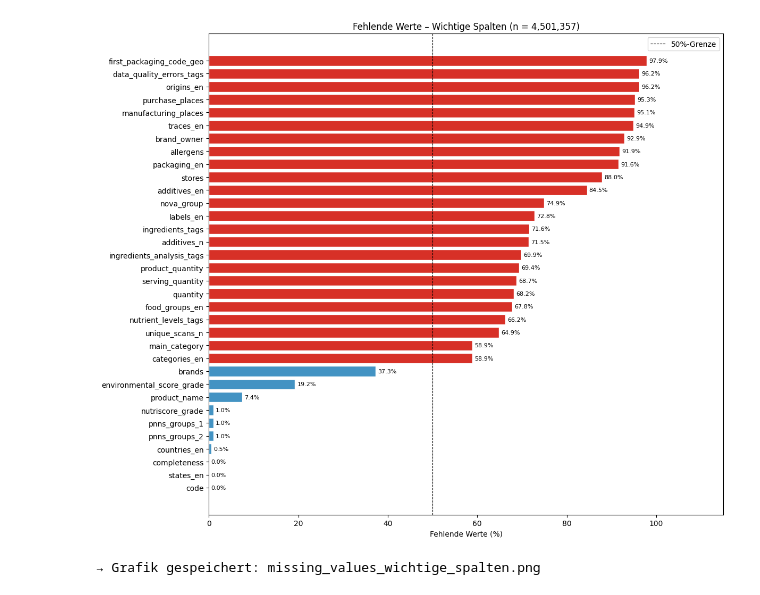
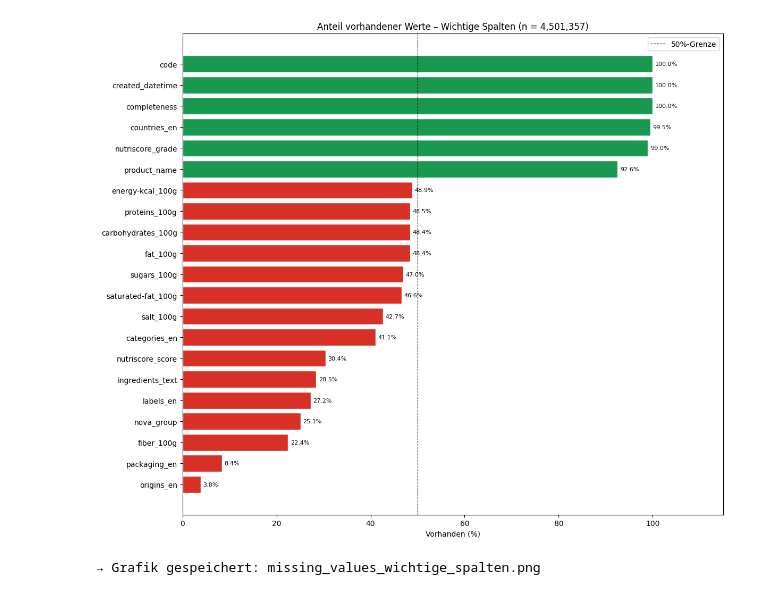
Before and after one commit to Memeloasele/Data-Science-Projekt, a Jupyter notebook: test.ipynb, the cells around one changed output. Drawn from its saved outputs; the diff is of its cells as text; code cells hidden in the pictures.

Commit message:
neue grafik mit die richtige spalten anzahl

```diff
--- a/test.ipynb
+++ b/test.ipynb
@@ -27,15 +27,14 @@ COLS = [
     "energy-kcal_100g", "fat_100g", "saturated-fat_100g",
     "sugars_100g", "fiber_100g", "proteins_100g", "salt_100g",
     "ingredients_text",
-    "created_datetime", "last_modified_datetime",
-    "creator", "completeness",
+    "created_datetime", "completeness", "carbohydrates_100g", "origins_en"
 ]
 
 print("⏳ Lade CSV … (kann etwas dauern)")
 df = pd.read_csv(
     CSV_PATH,
     sep="\t",           # Open Food Facts nutzt Tab als Trennzeichen
-    usecols=lambda c: c in COLS,
+    usecols=COLS,
     low_memory=False,
     on_bad_lines="skip",
 )
@@ -278,18 +277,27 @@ print()
 print("Alle Grafiken wurden als PNG gespeichert.")
 print("Viel Erfolg beim Meilenstein 1! 🚀")
 # %%
-# ── FEHLENDE WERTE – WICHTIGE SPALTEN ────────────────────────
-# Alle 34 Spalten aus Wichtige Spalten.txt
+import sys
+print(sys.executable)
+import pandas as pd
+import numpy as np
+import matplotlib.pyplot as plt
+import matplotlib.ticker as mticker
+import warnings
+warnings.filterwarnings("ignore")
+
+CSV_PATH = "en.openfoodfacts.org.products 2.csv"
+
 WICHTIGE_COLS = [
-    "code", "product_name", "quantity", "packaging_en", "brands",
-    "categories_en", "origins_en", "manufacturing_places", "labels_en",
-    "first_packaging_code_geo", "purchase_places", "stores", "countries_en",
-    "ingredients_tags", "ingredients_analysis_tags", "allergens", "traces_en",
-    "serving_quantity", "additives_n", "additives_en", "nutriscore_grade",
-    "nova_group", "pnns_groups_1", "pnns_groups_2", "food_groups_en",
-    "states_en", "brand_owner", "environmental_score_grade",
-    "nutrient_levels_tags", "product_quantity", "data_quality_errors_tags",
-    "unique_scans_n", "completeness", "main_category",
+    "code", "product_name", "countries_en",
+    "categories_en", "labels_en",
+    "packaging_en",
+    "nutriscore_grade", "nutriscore_score",
+    "nova_group", "ecoscore_grade",
+    "energy-kcal_100g", "fat_100g", "saturated-fat_100g",
+    "sugars_100g", "fiber_100g", "proteins_100g", "salt_100g",
+    "ingredients_text",
+    "created_datetime", "completeness", "carbohydrates_100g", "origins_en"
 ]
 
 print("⏳ Lade CSV mit wichtigen Spalten …")
@@ -300,26 +308,27 @@ df_wichtig = pd.read_csv(
     low_memory=False,
     on_bad_lines="skip",
 )
+df_wichtig = df_wichtig[df_wichtig["code"].notna()].reset_index(drop=True)
 print(f"✅ Geladen: {df_wichtig.shape[0]:,} Zeilen  |  {df_wichtig.shape[1]} Spalten\n")
 
-# Fehlende Werte berechnen
+# Vollständigkeit berechnen
 total = len(df_wichtig)
-missing_pct = (df_wichtig.isnull().sum() / total * 100).sort_values(ascending=True)
-missing_count = df_wichtig.isnull().sum().reindex(missing_pct.index)
+filled_pct = (df_wichtig.notna().sum() / total * 100).sort_values(ascending=True)
+filled_count = df_wichtig.notna().sum().reindex(filled_pct.index)
 
-print("Fehlende Werte pro Spalte:")
-for col, pct, cnt in zip(missing_pct.index, missing_pct.values, missing_count.values):
-    print(f"  {col:<35} {pct:5.1f}%  ({cnt:,} fehlend)")
+print("Vorhandene Werte pro Spalte:")
+for col, pct, cnt in zip(filled_pct.index, filled_pct.values, filled_count.values):
+    print(f"  {col:<35} {pct:5.1f}%  ({cnt:,} vorhanden)")
 
 # Visualisierung
-colors = ["#d73027" if v > 50 else "#4393c3" for v in missing_pct]
+colors = ["#d73027" if v < 50 else "#1a9850" for v in filled_pct]
 fig, ax = plt.subplots(figsize=(12, 10))
-bars = ax.barh(missing_pct.index, missing_pct.values, color=colors, edgecolor="white")
-for bar, val in zip(bars, missing_pct.values):
+bars = ax.barh(filled_pct.index, filled_pct.values, color=colors, edgecolor="white")
+for bar, val in zip(bars, filled_pct.values):
     ax.text(val + 0.5, bar.get_y() + bar.get_height() / 2,
             f"{val:.1f}%", va="center", fontsize=8)
-ax.set_xlabel("Fehlende Werte (%)")
-ax.set_title(f"Fehlende Werte – Wichtige Spalten (n = {total:,})")
+ax.set_xlabel("Vorhanden (%)")
+ax.set_title(f"Anteil vorhandener Werte – Wichtige Spalten (n = 4,501,355)")
 ax.axvline(50, color="black", linestyle="--", linewidth=0.8, label="50%-Grenze")
 ax.set_xlim(0, 115)
 ax.legend()
@@ -348,2 +357,2 @@ Fehlende Werte pro Spalte:
-[figure, old version]
+[figure, new version]
 → Grafik gespeichert: missing_values_wichtige_spalten.png
```
Also changed, not shown: parts of 1 cell of this notebook, 8 other files.
